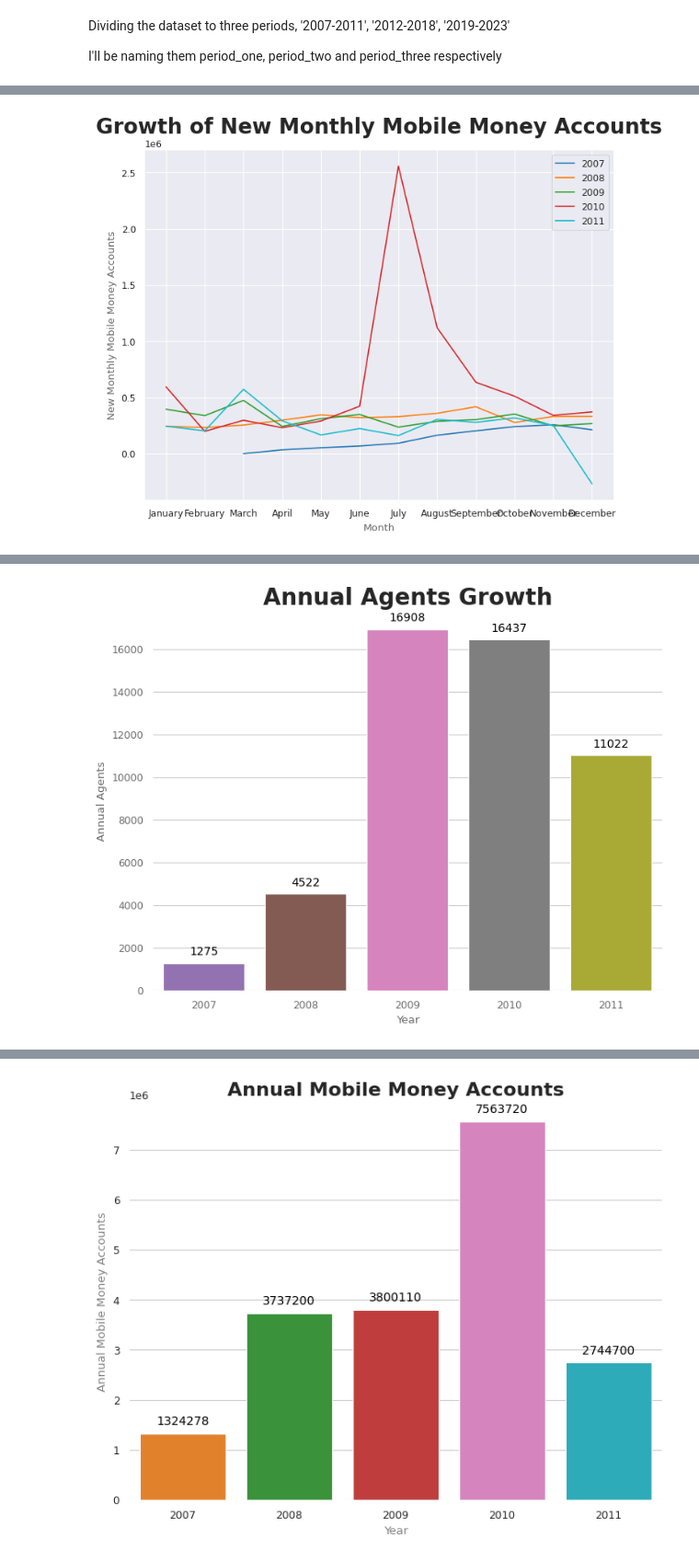
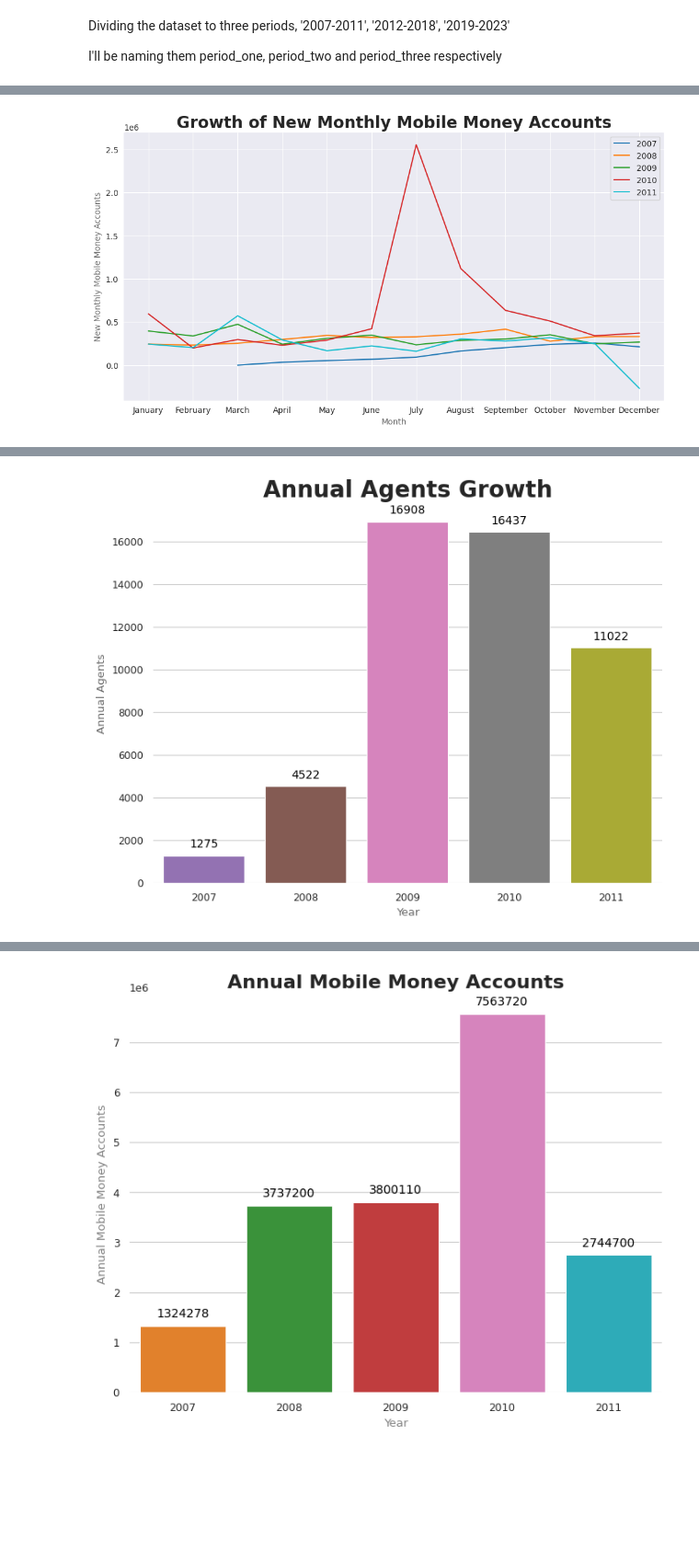
Before and after one commit to Murega14/Value-of-Transactions, a Jupyter notebook: transactions.ipynb, the cells around one changed output, grey strips where cells are left out. Shown: that part at 92% size. Drawn from its saved outputs; the diff is of its cells as text; code cells hidden in the pictures; blank space fills up the shorter version.

```diff
--- a/transactions.ipynb
+++ b/transactions.ipynb
@@ -177,33 +171,33 @@ plt.show()
 # %%
 #visualizing the growth of registered mobile money accounts
 
 #setting the figure size
 import seaborn as sns
-plt.figure(figsize=(8,6))
+plt.figure(figsize=(12,6))
 
 #defining color palette
 colors = ['#1f77b4', '#ff7f0e', '#2ca02c', '#d62728', '#17becf']
 
 #creating the plot
 sns.lineplot(x="Month", y="New Monthly Mobile Money Accounts", hue="Year", data=period_one, palette=colors)
 plt.title("Growth of New Monthly Mobile Money Accounts", fontdict={'fontsize':20, 'fontweight':'bold'})
 sns.despine(left=True)
 plt.legend(loc='upper right')
 plt.xlabel("Month", color='dimgray')
 plt.ylabel("New Monthly Mobile Money Accounts", color='dimgray')
 plt.grid(True)
 
 ax.spines['right'].set_visible(False)
 ax.spines['top'].set_visible(False)
 ax.spines['left'].set_visible(False)
 ax.spines['bottom'].set_visible(False)
 
 sns.set_context('paper')
 sns.set_style('whitegrid')
 
 plt.show()
 # %% [output]
-[figure, old version]
+[figure, new version]
 # %%
 #calculating how many active agents are there annually
 annual_agents = period_one.groupby('Year')['New Monthly Agents'].sum().reset_index()
@@ -255,8 +248,8 @@ for bar in ax.patches:
 #mute label color
 ax.set_xlabel('Year', color=muted_color)
 ax.set_ylabel('Annual Agents', color=muted_color)
-ax.tick_params(axis='x', colors=muted_color)
-ax.tick_params(axis='y', colors=muted_color)
+#ax.tick_params(axis='x', colors=muted_color)
+#ax.tick_params(axis='y', colors=muted_color)
 
 ax.spines['right'].set_visible(False)
 ax.spines['top'].set_visible(False)
@@ -272,7 +265,7 @@ sns.set_context('paper')
 plt.title('Annual Agents Growth', fontdict={'fontsize':20, 'fontweight':'bold'})
 plt.show()
 # %% [output]
-[figure, old version]
+[figure, new version]
 # %%
 #calculating the annual number of registered monile money accounts
 import pandas as pd
```
Also changed, not shown: parts of 8 cells of this notebook.
